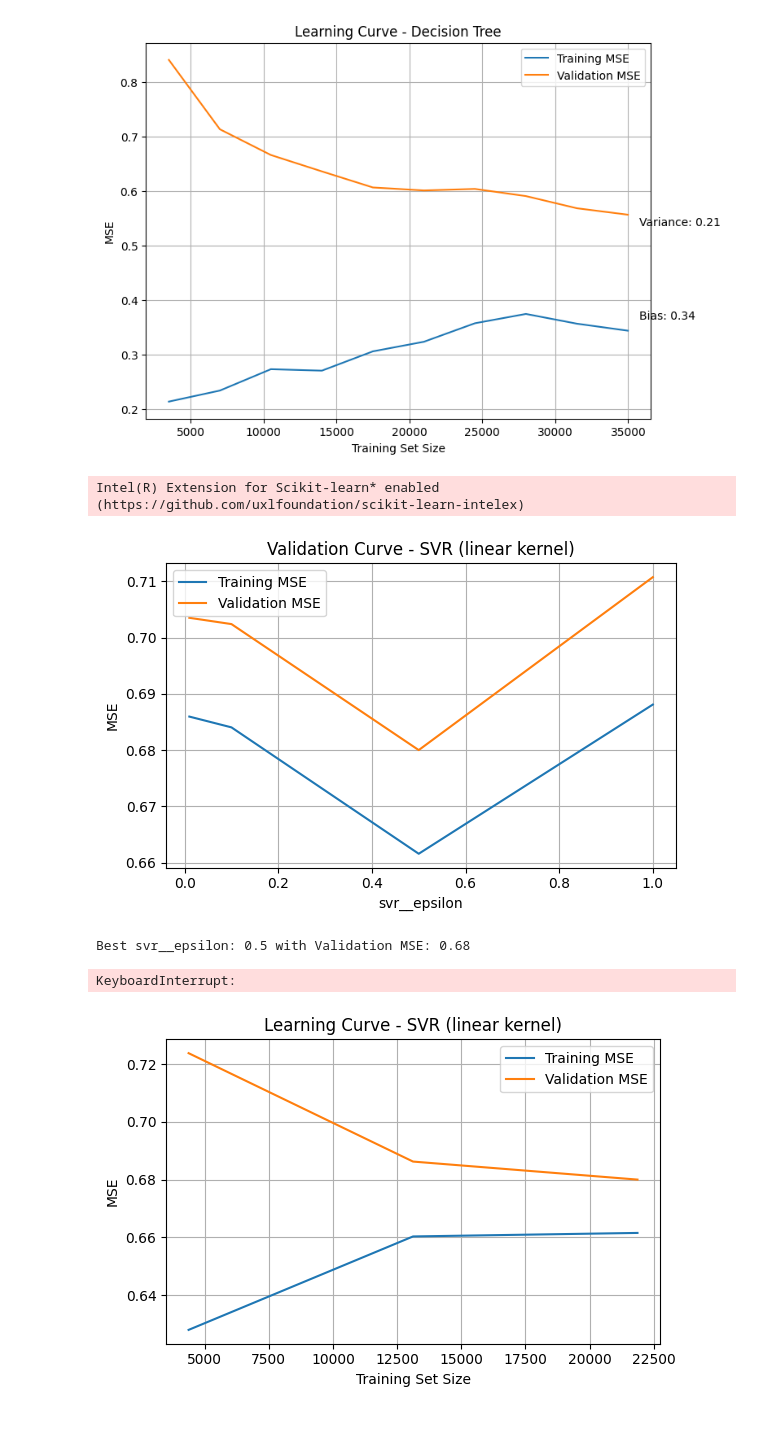
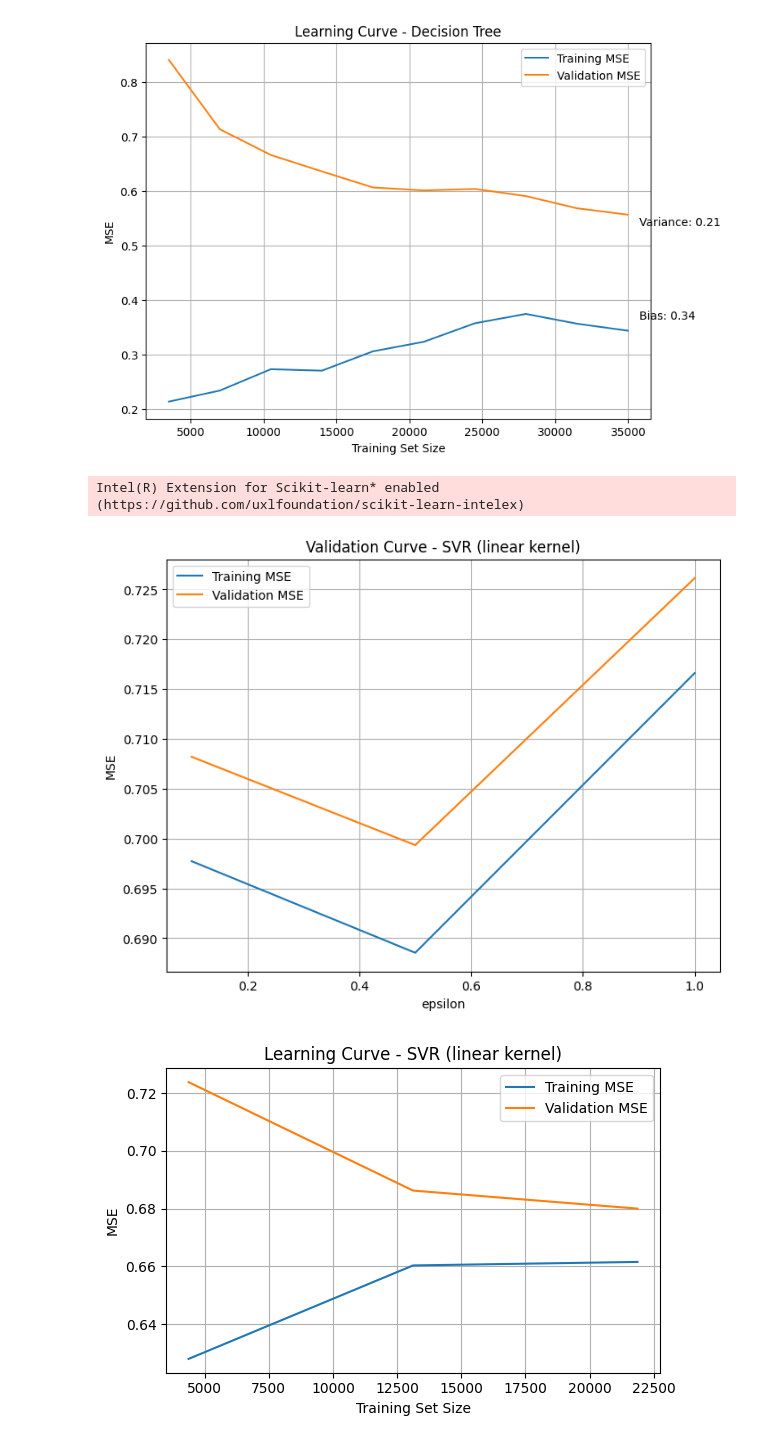
Before and after one commit to parsashu/ML-on-Proteins, a Jupyter notebook: notebooks/3-models.ipynb, the cells around one changed output. Saved outputs shown, nothing was run; the diff lists cells and outputs as text; code cells hidden in the pictures.

Commit message:
finished curves

```diff
--- a/notebooks/3-models.ipynb
+++ b/notebooks/3-models.ipynb
@@ -46,12 +43,12 @@ X, y = X_train, y_train
 # %%
 patch_sklearn()
 
-def plot_validation_curve(model, param_name, param_range, model_name):
+def plot_validation_curve(model, param_name, param_range, model_name, cv=5):
     train_scores, val_scores = validation_curve(
         model, X, y,
         param_name=param_name,
         param_range=param_range,
-        cv=5,
+        cv=cv,
         scoring='neg_mean_squared_error',
         n_jobs=-1
     )
@@ -113,15 +110,15 @@ plot_learning_curve(final_model, model_name)
 # %% [output]
 [figure]
 # %%
+patch_sklearn()
+
 model_name = "SVR (linear kernel)"
-model = make_pipeline(StandardScaler(), SVR(kernel='linear'))
-param_name = "svr__epsilon"
-param_range = [0.1, 0.5, 0,7, 1.0]
+model = SVR(C=1, kernel='linear')
+param_name = "epsilon"
+param_range = [0.1, 0.5, 1.0]
 
-plot_validation_curve(model, param_name, param_range, model_name)
+plot_validation_curve(model, param_name, param_range, model_name, cv=2)
 # %% [output]
 Intel(R) Extension for Scikit-learn* enabled (https://github.com/uxlfoundation/scikit-learn-intelex)
-[figure, old version]
+[figure, new version]
-Best svr__epsilon: 0.5 with Validation MSE: 0.68
-KeyboardInterrupt:
 # %%
```
Also changed, not shown: parts of 8 cells of this notebook.
